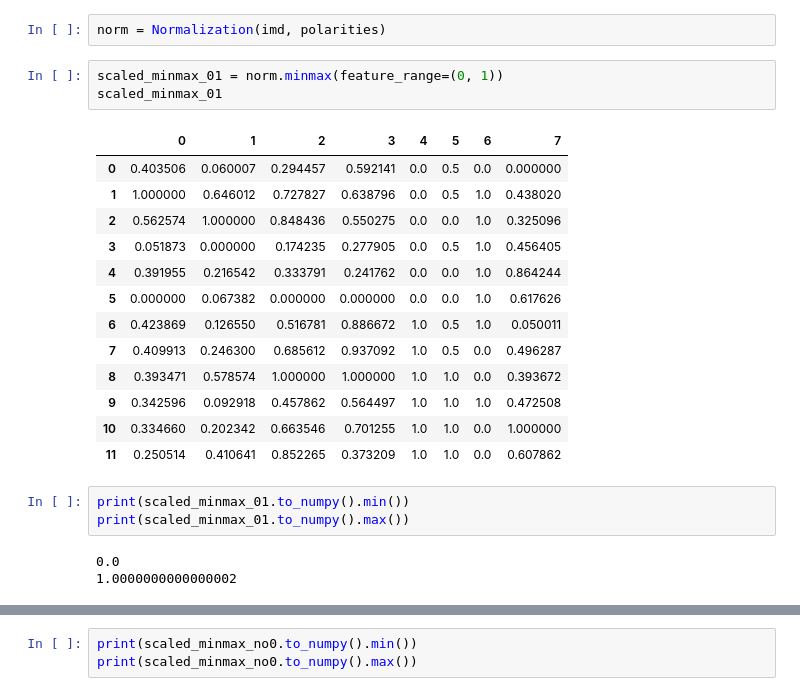
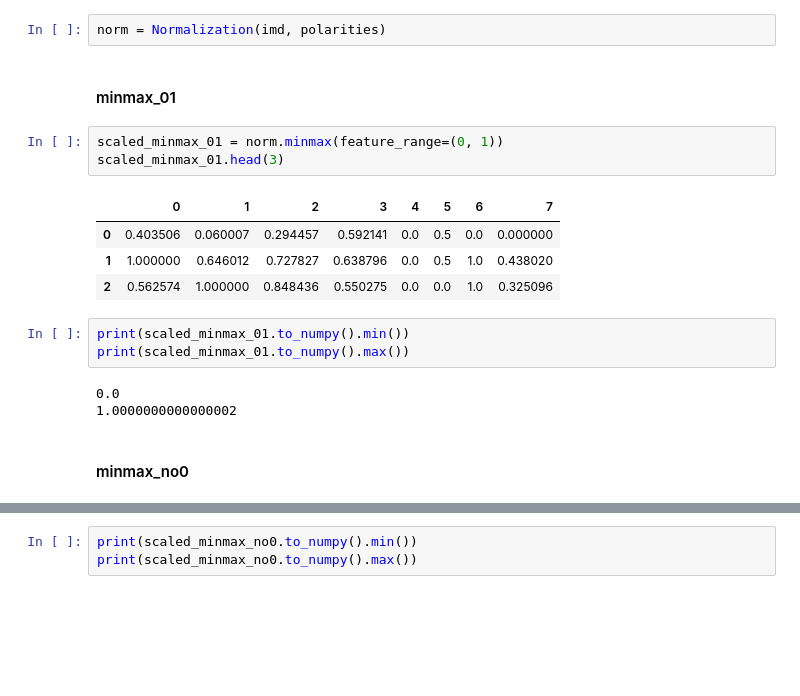
Before and after one commit to wetransform-os/ProMCDA, a Jupyter notebook: testing_score_calculation.ipynb, the cells around one changed output, grey strips where cells are left out. Saved outputs shown, nothing was run; the diff lists cells and outputs as text; blank space fills up the shorter version.

```diff
--- a/testing_score_calculation.ipynb
+++ b/testing_score_calculation.ipynb
@@ -46,28 +37,23 @@ weights = (0.0833,0.0833,0.0833,0.0833,0.0833,0.0833,0.0833,0.0833)
 ## test normalization functions
 # %%
 norm = Normalization(imd, polarities)
+# %% [markdown]
+#### minmax_01
 # %%
 scaled_minmax_01 = norm.minmax(feature_range=(0, 1))
-scaled_minmax_01
+scaled_minmax_01.head(3)
 # %% [output]
 |  | 0 | 1 | 2 | 3 | 4 | 5 | 6 | 7 |
 | 0 | 0.403506 | 0.060007 | 0.294457 | 0.592141 | 0.0 | 0.5 | 0.0 | 0.000000 |
 | 1 | 1.000000 | 0.646012 | 0.727827 | 0.638796 | 0.0 | 0.5 | 1.0 | 0.438020 |
 | 2 | 0.562574 | 1.000000 | 0.848436 | 0.550275 | 0.0 | 0.0 | 1.0 | 0.325096 |
-| 3 | 0.051873 | 0.000000 | 0.174235 | 0.277905 | 0.0 | 0.5 | 1.0 | 0.456405 |
-| 4 | 0.391955 | 0.216542 | 0.333791 | 0.241762 | 0.0 | 0.0 | 1.0 | 0.864244 |
-| 5 | 0.000000 | 0.067382 | 0.000000 | 0.000000 | 0.0 | 0.0 | 1.0 | 0.617626 |
-| 6 | 0.423869 | 0.126550 | 0.516781 | 0.886672 | 1.0 | 0.5 | 1.0 | 0.050011 |
-| 7 | 0.409913 | 0.246300 | 0.685612 | 0.937092 | 1.0 | 0.5 | 0.0 | 0.496287 |
-| 8 | 0.393471 | 0.578574 | 1.000000 | 1.000000 | 1.0 | 1.0 | 0.0 | 0.393672 |
-| 9 | 0.342596 | 0.092918 | 0.457862 | 0.564497 | 1.0 | 1.0 | 1.0 | 0.472508 |
-| 10 | 0.334660 | 0.202342 | 0.663546 | 0.701255 | 1.0 | 1.0 | 0.0 | 1.000000 |
-| 11 | 0.250514 | 0.410641 | 0.852265 | 0.373209 | 1.0 | 1.0 | 0.0 | 0.607862 |
 # %%
 print(scaled_minmax_01.to_numpy().min())
 print(scaled_minmax_01.to_numpy().max())
 # %% [output]
 0.0
 1.0000000000000002
+# %% [markdown]
+#### minmax_no0
 # %%
 scaled_minmax_no0 = norm.minmax(feature_range=(0.1, 1))
```
Also changed, not shown: parts of 50 cells of this notebook, 1 other file.
